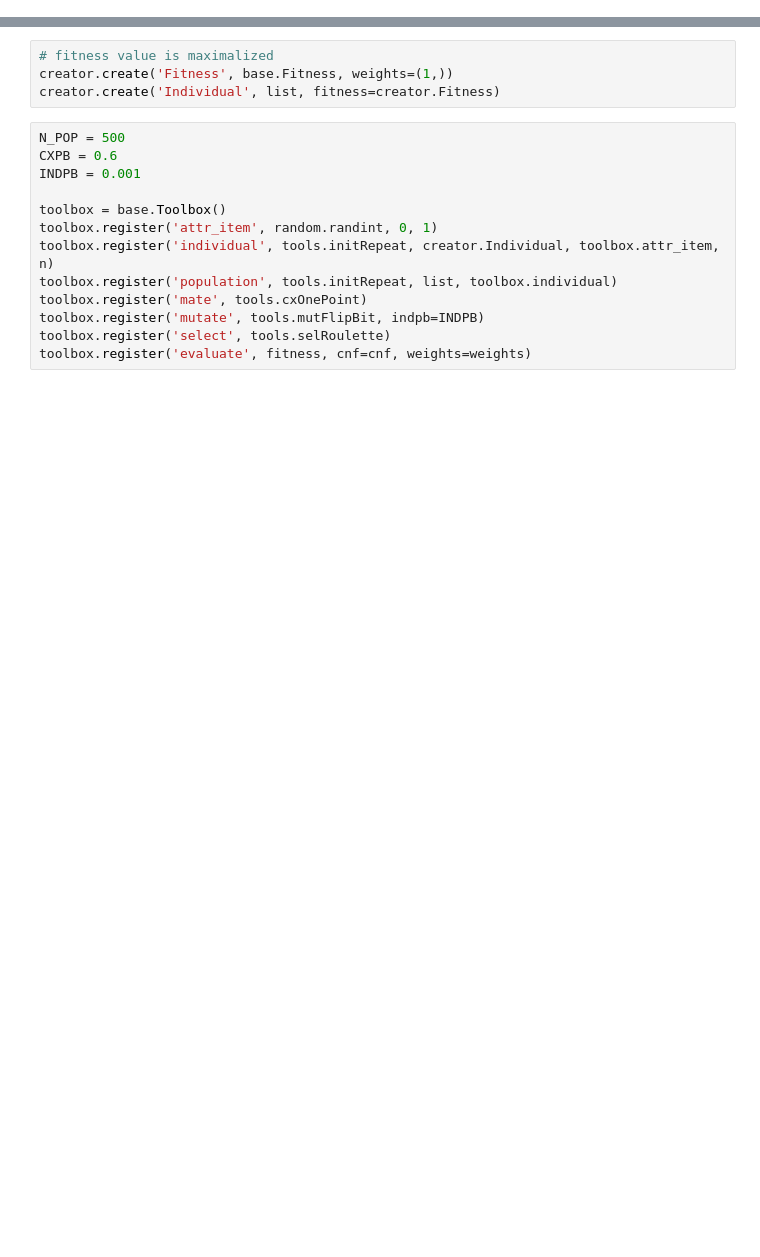
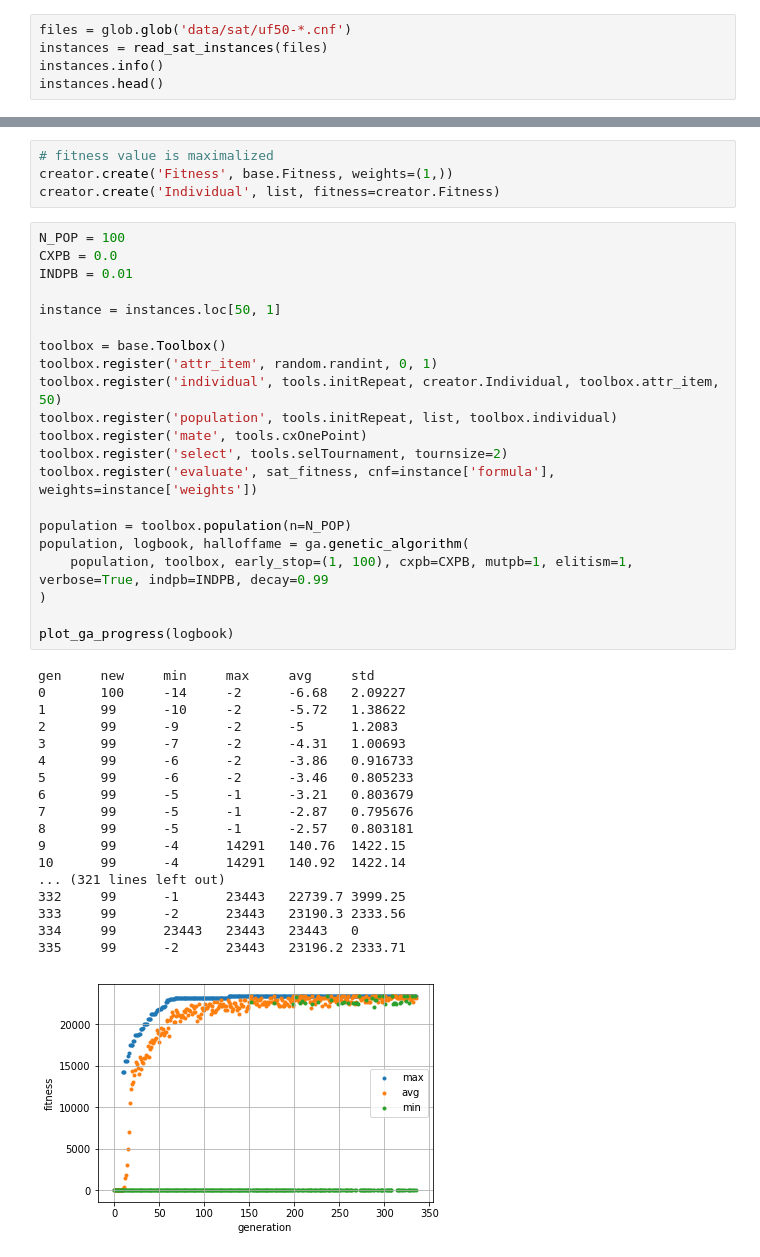
Before and after one commit to podondra/genetic-algorithm, a Jupyter notebook: sat.ipynb, the cells around one changed output, grey strips where cells are left out. Saved outputs shown, nothing was run; the diff lists cells and outputs as text; blank space fills up the shorter version.

```diff
--- a/sat.ipynb
+++ b/sat.ipynb
@@ -51,0 +11,5 @@ def fitness(individual, cnf, weights):
+# %%
+files = glob.glob('data/sat/uf50-*.cnf')
+instances = read_sat_instances(files)
+instances.info()
+instances.head()
@@ -54,15 +35,42 @@ def fitness(individual, cnf, weights):
 creator.create('Fitness', base.Fitness, weights=(1,))
 creator.create('Individual', list, fitness=creator.Fitness)
 # %%
-N_POP = 500
-CXPB = 0.6
-INDPB = 0.001
+N_POP = 100
+CXPB = 0.0
+INDPB = 0.01
+
+instance = instances.loc[50, 1]
 
 toolbox = base.Toolbox()
 toolbox.register('attr_item', random.randint, 0, 1)
-toolbox.register('individual', tools.initRepeat, creator.Individual, toolbox.attr_item, n)
+toolbox.register('individual', tools.initRepeat, creator.Individual, toolbox.attr_item, 50)
 toolbox.register('population', tools.initRepeat, list, toolbox.individual)
 toolbox.register('mate', tools.cxOnePoint)
-toolbox.register('mutate', tools.mutFlipBit, indpb=INDPB)
-toolbox.register('select', tools.selRoulette)
-toolbox.register('evaluate', fitness, cnf=cnf, weights=weights)
+toolbox.register('select', tools.selTournament, tournsize=2)
+toolbox.register('evaluate', sat_fitness, cnf=instance['formula'], weights=instance['weights'])
+
+population = toolbox.population(n=N_POP)
+population, logbook, halloffame = ga.genetic_algorithm(
+    population, toolbox, early_stop=(1, 100), cxpb=CXPB, mutpb=1, elitism=1, verbose=True, indpb=INDPB, decay=0.99
+)
+
+plot_ga_progress(logbook)
+# %% [output]
+gen     new     min     max     avg     std
+0       100     -14     -2      -6.68   2.09227
+1       99      -10     -2      -5.72   1.38622
+2       99      -9      -2      -5      1.2083
+3       99      -7      -2      -4.31   1.00693
+4       99      -6      -2      -3.86   0.916733
+5       99      -6      -2      -3.46   0.805233
+6       99      -5      -1      -3.21   0.803679
+7       99      -5      -1      -2.87   0.795676
+8       99      -5      -1      -2.57   0.803181
+9       99      -4      14291   140.76  1422.15
+10      99      -4      14291   140.92  1422.14
+... (321 lines left out)
+332     99      -1      23443   22739.7 3999.25
+333     99      -2      23443   23190.3 2333.56
+334     99      23443   23443   23443   0
+335     99      -2      23443   23196.2 2333.71
+[figure, added]
```
Also changed, not shown: parts of 7 cells of this notebook, 2 other files.
